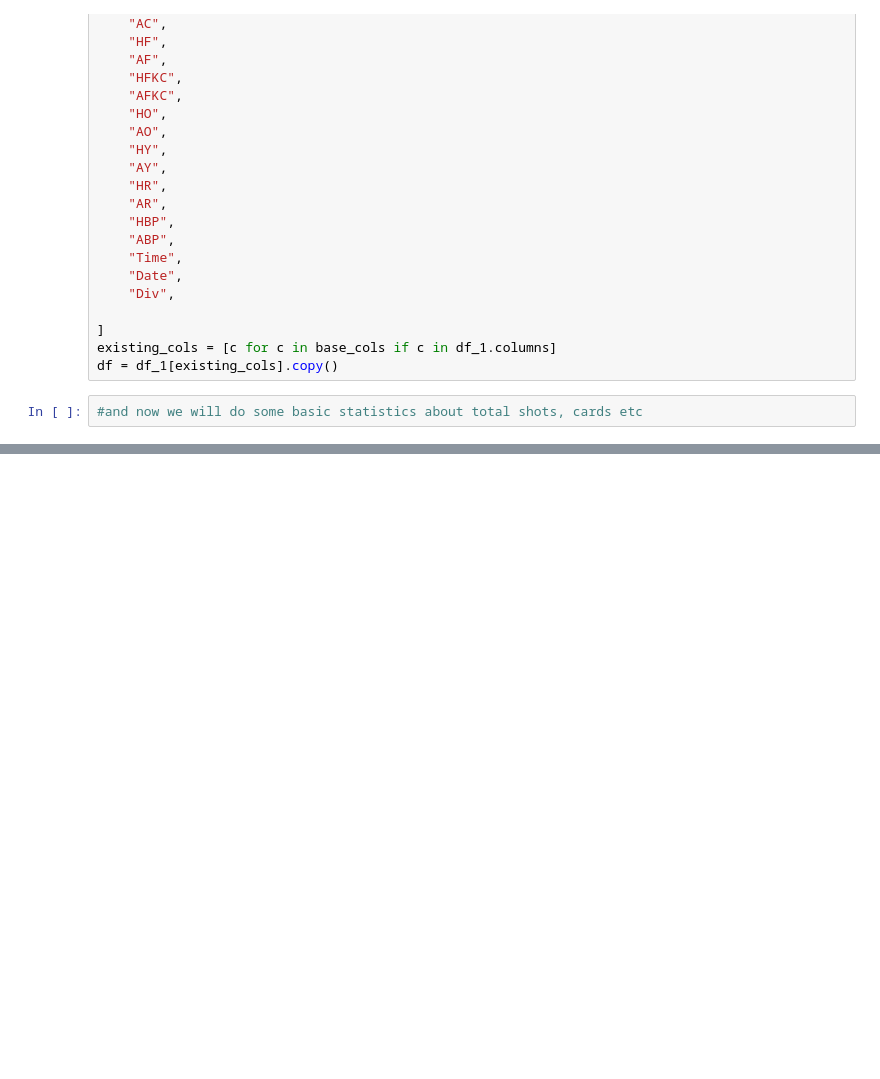
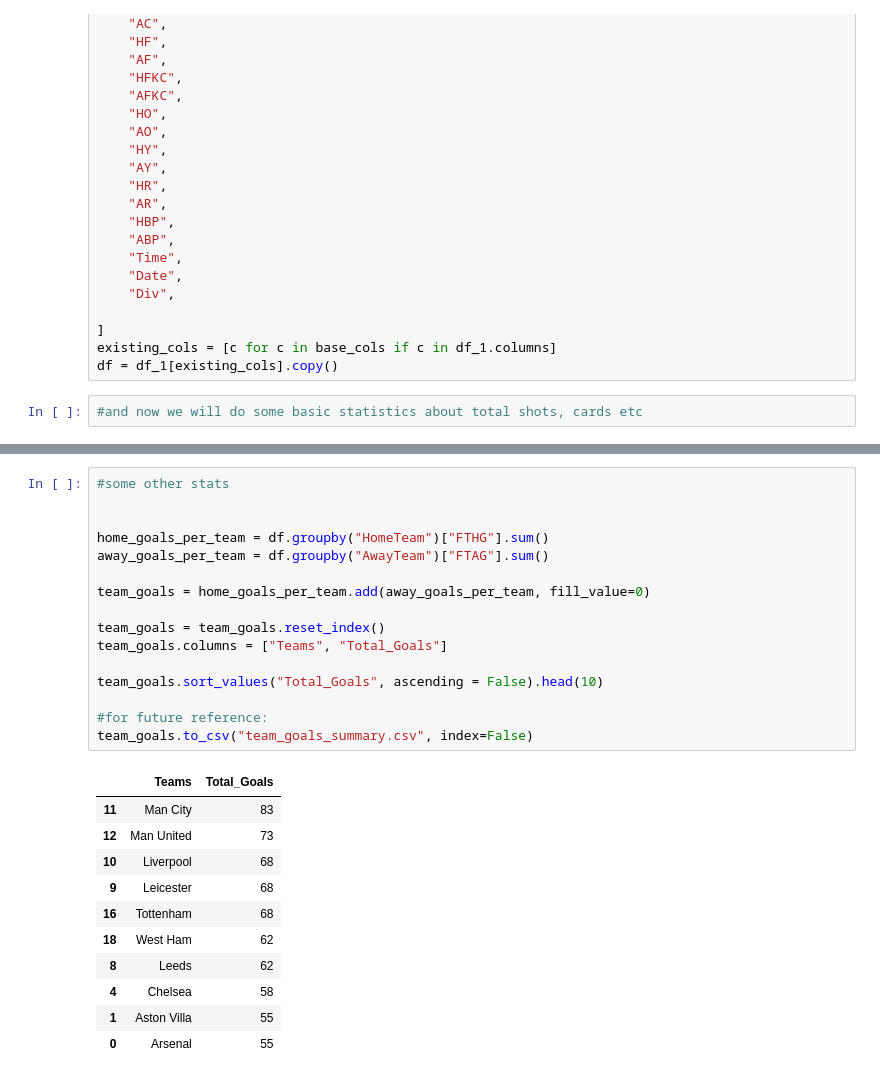
Before and after one commit to dimliaro/PremierLeagueStats, a Jupyter notebook: PLstats.ipynb, the cells around one changed output, grey strips where cells are left out. Drawn from its saved outputs; the diff is of its cells as text; blank space fills up the shorter version.

```diff
--- a/PLstats.ipynb
+++ b/PLstats.ipynb
@@ -110,3 +122,31 @@ df
 | 378 | West Ham | Southampton | 3 | 0 | H | 1.65 | 4.00 | 5.00 | 2 | 0 | ... | ... |
 | 379 | Wolves | Man United | 1 | 2 | A | 2.50 | 3.50 | 2.70 | 1 | 2 | ... | ... |
 380 rows × 33 columns
+# %%
+#some other stats
+
+
+home_goals_per_team = df.groupby("HomeTeam")["FTHG"].sum()
+away_goals_per_team = df.groupby("AwayTeam")["FTAG"].sum()
+
+team_goals = home_goals_per_team.add(away_goals_per_team, fill_value=0)
+
+team_goals = team_goals.reset_index()
+team_goals.columns = ["Teams", "Total_Goals"]
+
+team_goals.sort_values("Total_Goals", ascending = False).head(10)
+
+#for future reference:
+team_goals.to_csv("team_goals_summary.csv", index=False)
+# %% [output]
+|  | Teams | Total_Goals |
+| 11 | Man City | 83 |
+| 12 | Man United | 73 |
+| 10 | Liverpool | 68 |
+| 9 | Leicester | 68 |
+| 16 | Tottenham | 68 |
+| 18 | West Ham | 62 |
+| 8 | Leeds | 62 |
+| 4 | Chelsea | 58 |
+| 1 | Aston Villa | 55 |
+| 0 | Arsenal | 55 |
```
Also changed, not shown: parts of 4 cells of this notebook, 2 other files.
